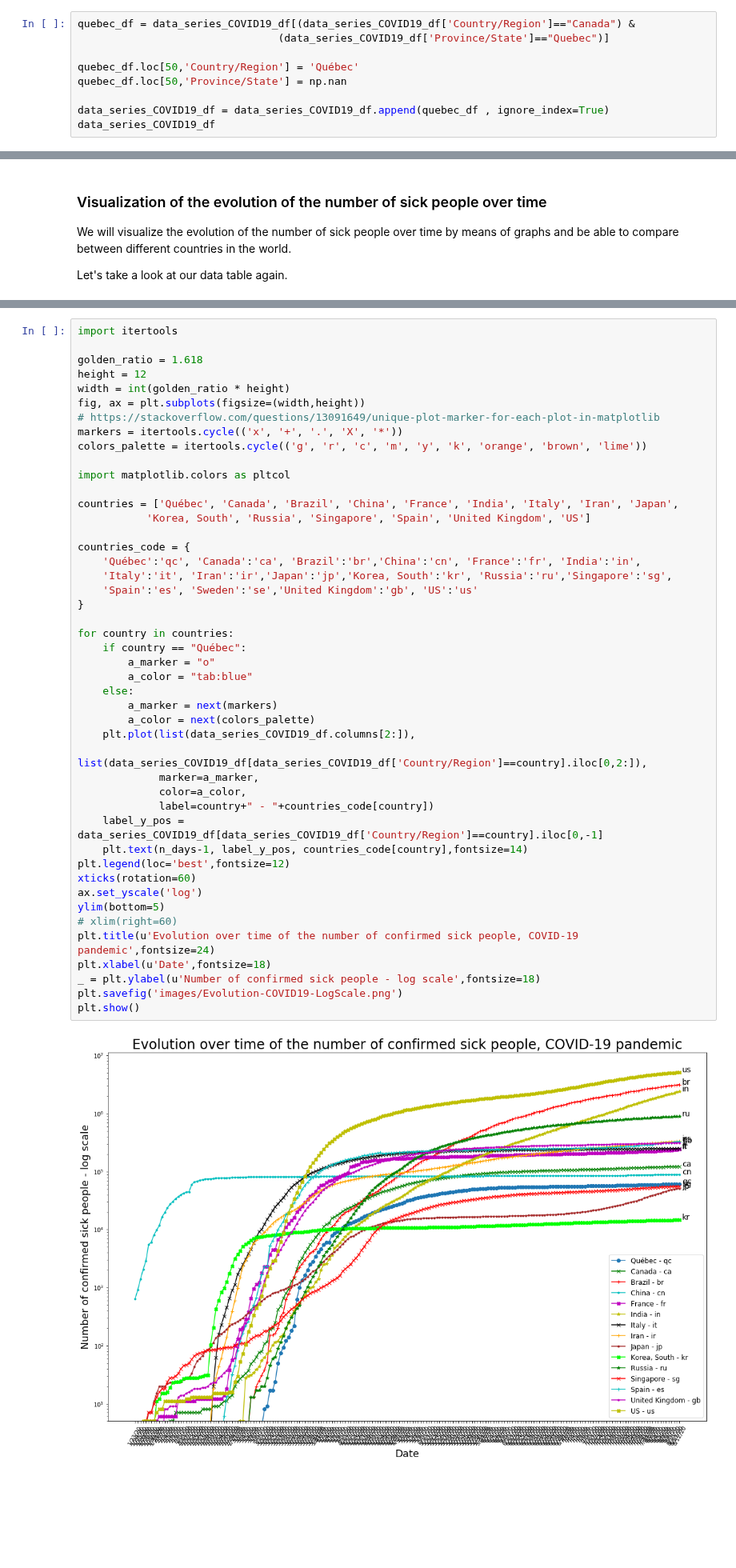
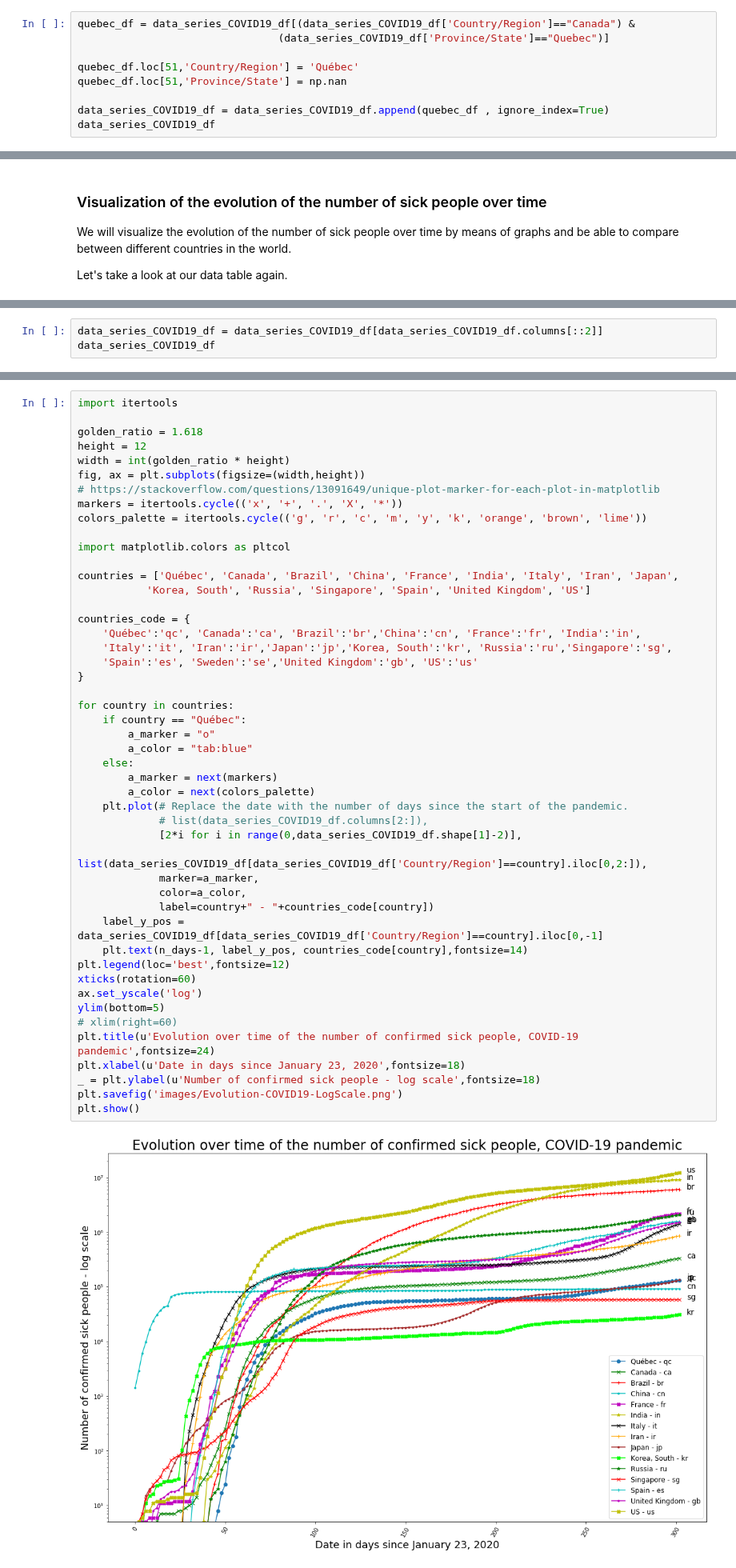
Before and after one commit to ClaudeCoulombe/evolution_COVID19, a Jupyter notebook: Evolution_COVID-19_Pandemic.ipynb, the cells around one changed output, grey strips where cells are left out. Shown at 80% size. Saved outputs shown, nothing was run; the diff lists cells and outputs as text; blank space fills up the shorter version.

```diff
--- a/Evolution_COVID-19_Pandemic.ipynb
+++ b/Evolution_COVID-19_Pandemic.ipynb
@@ -208,8 +209,8 @@ With an acute accent...
 quebec_df = data_series_COVID19_df[(data_series_COVID19_df['Country/Region']=="Canada") &
                                 (data_series_COVID19_df['Province/State']=="Quebec")]
 
-quebec_df.loc[50,'Country/Region'] = 'Québec'
-quebec_df.loc[50,'Province/State'] = np.nan
+quebec_df.loc[51,'Country/Region'] = 'Québec'
+quebec_df.loc[51,'Province/State'] = np.nan
 
 data_series_COVID19_df = data_series_COVID19_df.append(quebec_df , ignore_index=True)
 data_series_COVID19_df
@@ -285,0 +289,3 @@ data_series_COVID19_df
+# %%
+data_series_COVID19_df = data_series_COVID19_df[data_series_COVID19_df.columns[::2]]
+data_series_COVID19_df
@@ -316,36 +336,38 @@ countries = ['Québec', 'Canada', 'Brazil', 'China', 'France', 'India', 'Italy',
 
 countries_code = {
     'Québec':'qc', 'Canada':'ca', 'Brazil':'br','China':'cn', 'France':'fr', 'India':'in',
     'Italy':'it', 'Iran':'ir','Japan':'jp','Korea, South':'kr', 'Russia':'ru','Singapore':'sg',
     'Spain':'es', 'Sweden':'se','United Kingdom':'gb', 'US':'us'
 }
 
 for country in countries:
     if country == "Québec":
         a_marker = "o"
         a_color = "tab:blue"
     else:
         a_marker = next(markers)
         a_color = next(colors_palette)
-    plt.plot(list(data_series_COVID19_df.columns[2:]),
+    plt.plot(# Replace the date with the number of days since the start of the pandemic.
+             # list(data_series_COVID19_df.columns[2:]),
+             [2*i for i in range(0,data_series_COVID19_df.shape[1]-2)],
              list(data_series_COVID19_df[data_series_COVID19_df['Country/Region']==country].iloc[0,2:]),
              marker=a_marker,
              color=a_color,
              label=country+" - "+countries_code[country])
     label_y_pos = data_series_COVID19_df[data_series_COVID19_df['Country/Region']==country].iloc[0,-1]
     plt.text(n_days-1, label_y_pos, countries_code[country],fontsize=14)
 plt.legend(loc='best',fontsize=12)
 xticks(rotation=60)
 ax.set_yscale('log')
 ylim(bottom=5)
 # xlim(right=60)
 plt.title(u'Evolution over time of the number of confirmed sick people, COVID-19 pandemic',fontsize=24)
-plt.xlabel(u'Date',fontsize=18)
+plt.xlabel(u'Date in days since January 23, 2020',fontsize=18)
 _ = plt.ylabel(u'Number of confirmed sick people - log scale',fontsize=18)
 plt.savefig('images/Evolution-COVID19-LogScale.png')
 plt.show()
 # %% [output]
-[figure, old version]
+[figure, new version]
 # %% [markdown]
 #### To better appreciate the exponential growth
 
```
Also changed, not shown: parts of 18 cells of this notebook, 2 other files.
